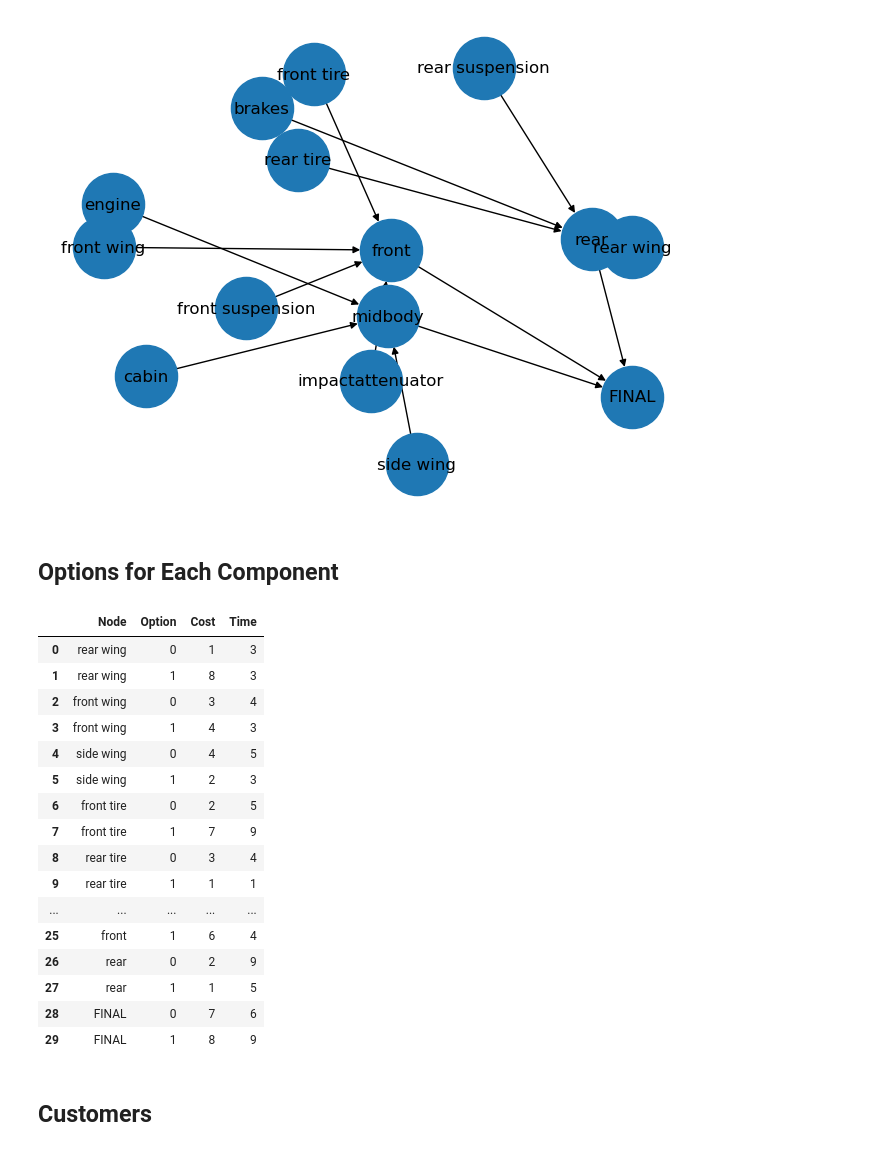
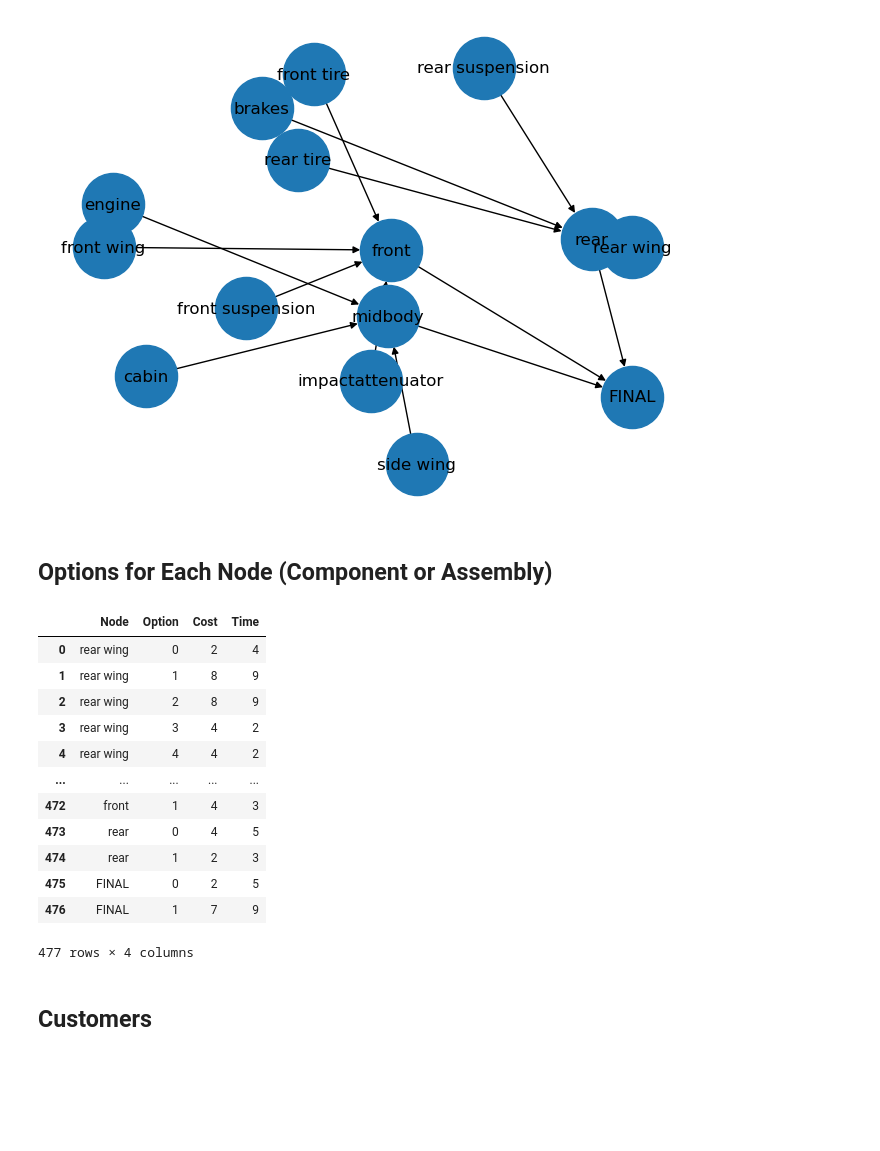
Before and after one commit to hmedal/sae-dsc-hmedal, a Jupyter notebook: examples/PD-SC-Opt-v2.ipynb, the cells around one changed output. Cells and saved outputs as stored; diff of their text form; code cells hidden in the pictures; blank space fills up the shorter version.

```diff
--- a/examples/PD-SC-Opt-v2.ipynb
+++ b/examples/PD-SC-Opt-v2.ipynb
@@ -23,0 +22,3 @@ numOptions = 2
+# %%
+numAssemblyOptions = 2
+numSuppliersPerPart = 2
@@ -116,38 +165,50 @@ plt.show()
 # nx.draw(G, with_labels=True)
 # plt.show()
 # %% [markdown]
-## Options for Each Component
+## Options for Each Node (Component or Assembly)
 # %%
 optionsInfo = {}
+optionsForSubSysAndPart = {}
+numOptionsForNode = {}
 for n in G.nodes():
-    for k in range(numOptions):
-        optionsInfo[n,k] = {'cost' : np.random.randint(1, 10), 'time' : np.random.randint(1, 10)}
+    if n in components:
+        k = 0
+        subsys = subsystemsForComponents[n]
+        for p in partOptions[subsys].index.values:
+            optionsForSubSysAndPart[subsys,p] = []
+            for supplier in partOptions[subsys].loc[p, 'Suppliers'].tolist():
+                cost_per_unit = saedfsc.suppliers[saedfsc.suppliers['Name'] == supplier]['Cost Per Unit'].values[0]
+                time_per_unit = saedfsc.suppliers[saedfsc.suppliers['Name'] == supplier]['Time Per Unit'].values[0]
+                optionsInfo[n,k] = {'cost' : cost_per_unit, 'time' : time_per_unit}
+                optionsForSubSysAndPart[subsys,p].append(k)
+                k += 1
+        numOptionsForNode[n] = k
+    else:
+        numOptionsForNode[n] = numAssemblyOptions
+        for k in range(numAssemblyOptions):
+            optionsInfo[n,k] = {'cost' : np.random.randint(1, 10), 'time' : np.random.randint(1, 10)}
 
 flattened_optionsInfo = {(i,k): values for (i,k), values in optionsInfo.items()}
 
 df = pd.DataFrame.from_dict(flattened_optionsInfo, orient='index')
 
 df.reset_index(inplace=True)
 df.columns = ['Node', 'Option', 'Cost', 'Time']
 df
 # %% [output]
 |  | Node | Option | Cost | Time |
-| 0 | rear wing | 0 | 1 | 3 |
-| 1 | rear wing | 1 | 8 | 3 |
-| 2 | front wing | 0 | 3 | 4 |
-| 3 | front wing | 1 | 4 | 3 |
-| 4 | side wing | 0 | 4 | 5 |
-| 5 | side wing | 1 | 2 | 3 |
-| 6 | front tire | 0 | 2 | 5 |
-| 7 | front tire | 1 | 7 | 9 |
-| 8 | rear tire | 0 | 3 | 4 |
-| 9 | rear tire | 1 | 1 | 1 |
+| 0 | rear wing | 0 | 2 | 4 |
+| 1 | rear wing | 1 | 8 | 9 |
+| 2 | rear wing | 2 | 8 | 9 |
+| 3 | rear wing | 3 | 4 | 2 |
+| 4 | rear wing | 4 | 4 | 2 |
 | ... | ... | ... | ... | ... |
-| 25 | front | 1 | 6 | 4 |
-| 26 | rear | 0 | 2 | 9 |
-| 27 | rear | 1 | 1 | 5 |
-| 28 | FINAL | 0 | 7 | 6 |
-| 29 | FINAL | 1 | 8 | 9 |
+| 472 | front | 1 | 4 | 3 |
+| 473 | rear | 0 | 4 | 5 |
+| 474 | rear | 1 | 2 | 3 |
+| 475 | FINAL | 0 | 2 | 5 |
+| 476 | FINAL | 1 | 7 | 9 |
+477 rows × 4 columns
 # %%
 # optionsInfo = {}
 # for i in range(numNodes):
```
Also changed, not shown: parts of 29 cells of this notebook, 3 other files.
